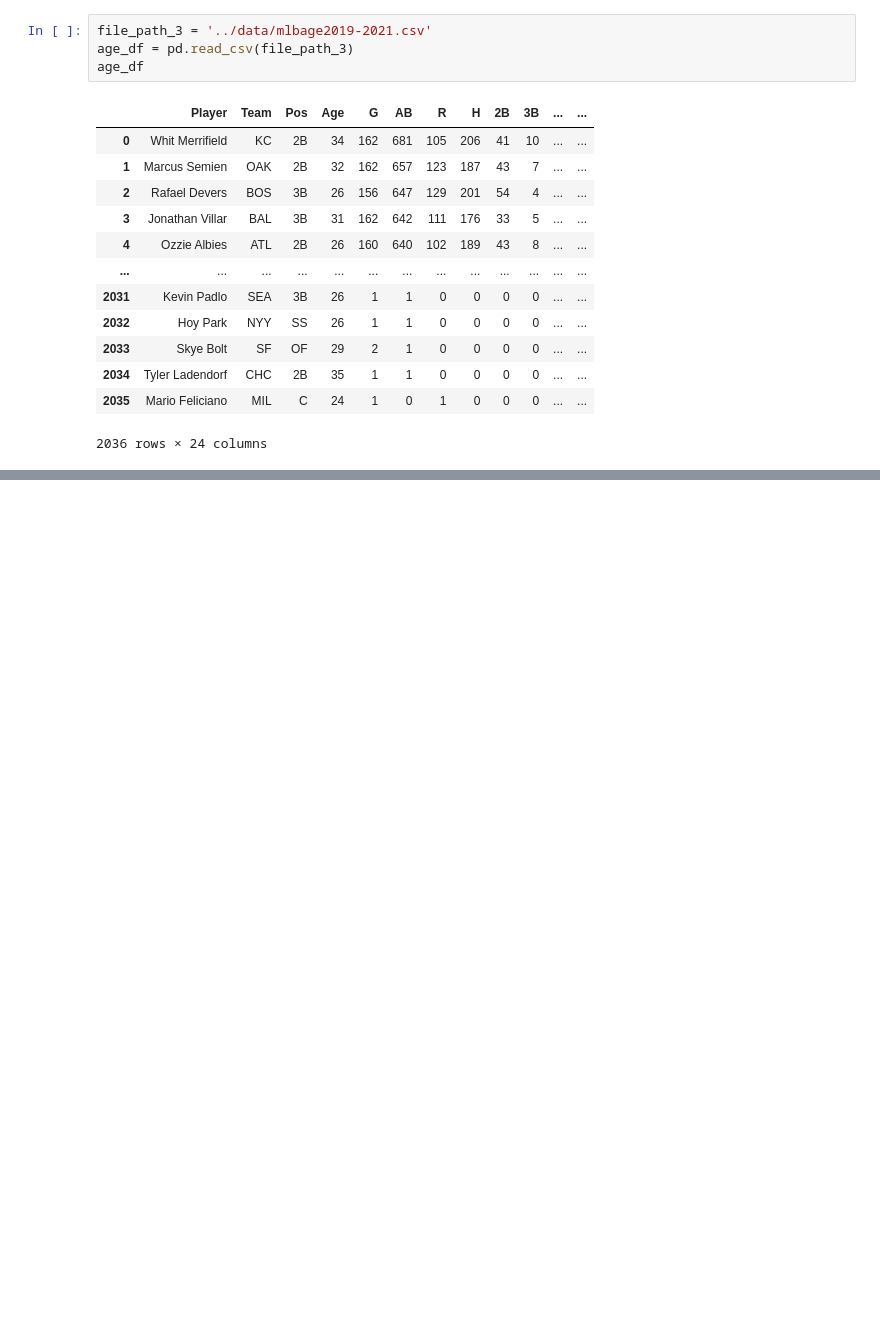
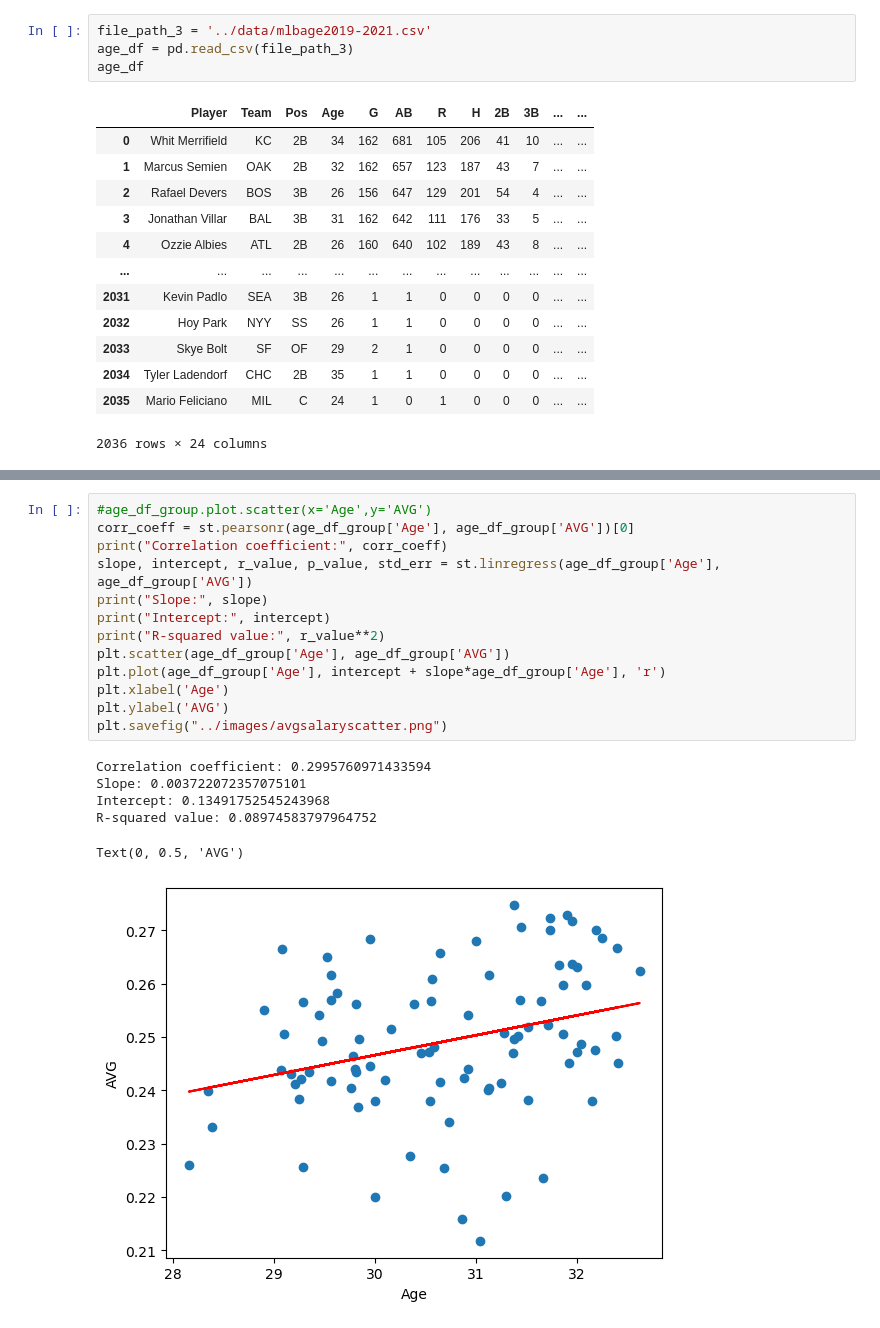
Before and after one commit to michaelgarv/Project_1, a Jupyter notebook: michael_analysis/michael_notebook.ipynb, the cells around one changed output, grey strips where cells are left out. Cells and saved outputs as stored; diff of their text form; blank space fills up the shorter version.

Commit message:
age graph

```diff
--- a/michael_analysis/michael_notebook.ipynb
+++ b/michael_analysis/michael_notebook.ipynb
@@ -233,0 +237,20 @@ age_df_group
+# %%
+#age_df_group.plot.scatter(x='Age',y='AVG')
+corr_coeff = st.pearsonr(age_df_group['Age'], age_df_group['AVG'])[0]
+print("Correlation coefficient:", corr_coeff)
+slope, intercept, r_value, p_value, std_err = st.linregress(age_df_group['Age'], age_df_group['AVG'])
+print("Slope:", slope)
+print("Intercept:", intercept)
+print("R-squared value:", r_value**2)
+plt.scatter(age_df_group['Age'], age_df_group['AVG'])
+plt.plot(age_df_group['Age'], intercept + slope*age_df_group['Age'], 'r')
+plt.xlabel('Age')
+plt.ylabel('AVG')
+plt.savefig("../images/avgsalaryscatter.png")
+# %% [output]
+Correlation coefficient: 0.2995760971433594
+Slope: 0.003722072357075101
+Intercept: 0.13491752545243968
+R-squared value: 0.08974583797964752
+Text(0, 0.5, 'AVG')
+[figure, added]
```
Also changed, not shown: parts of 2 cells of this notebook, 1 other file.
